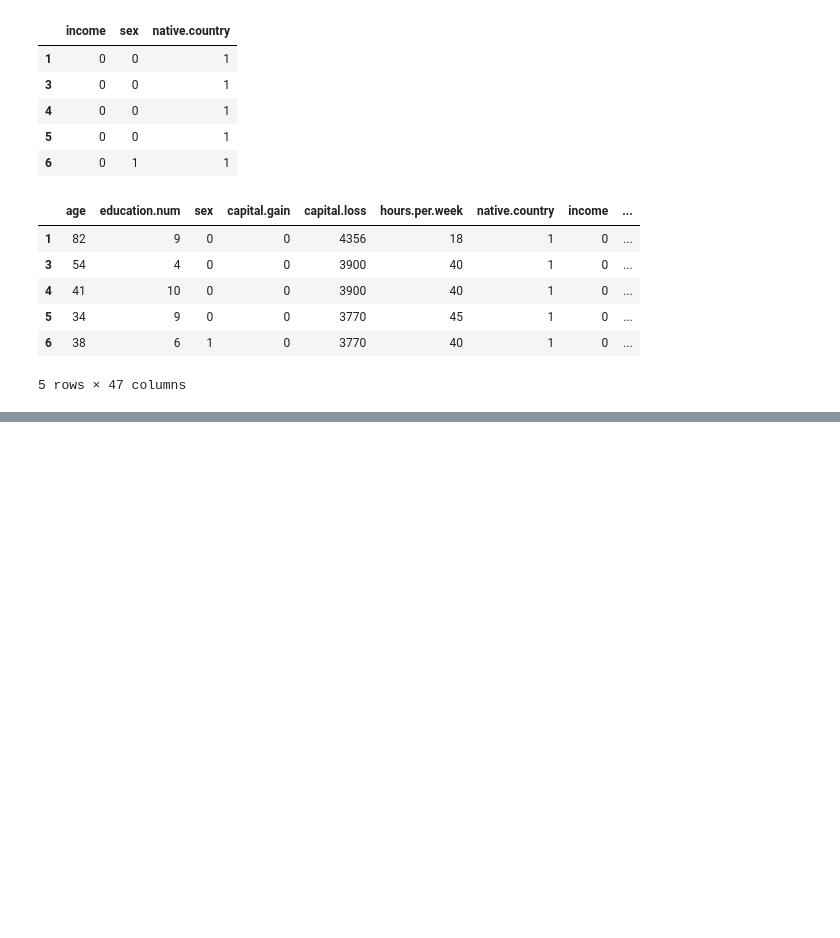
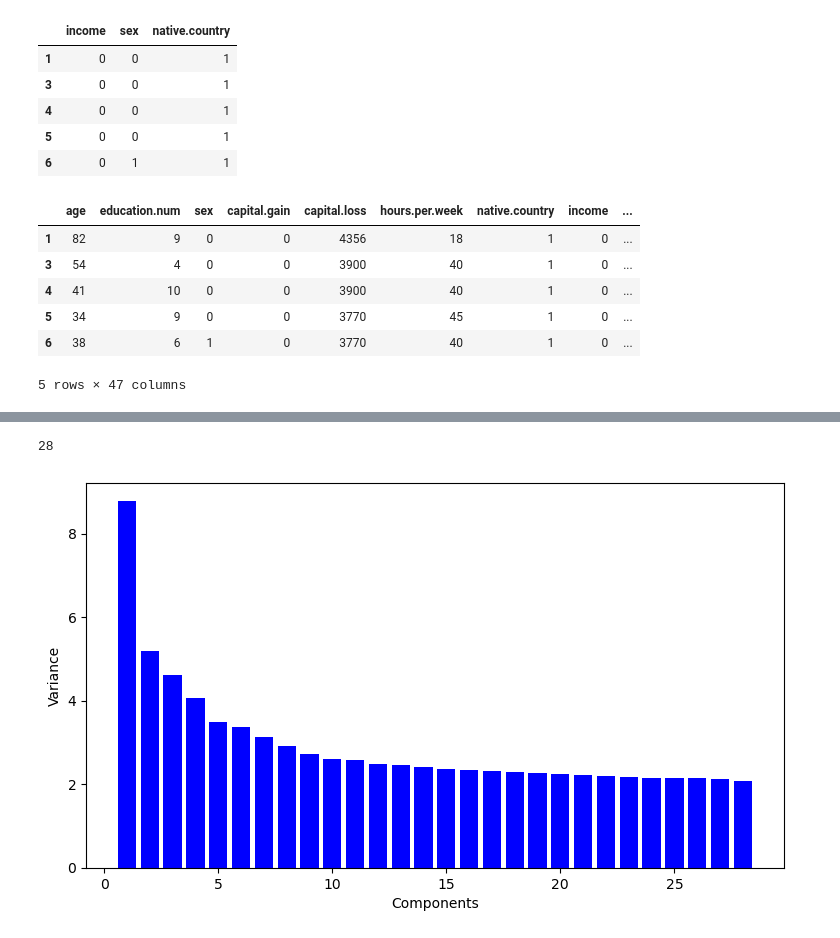
Before and after one commit to henr1quemorais/data-exploration-and-preparation-ca1, a Jupyter notebook: Adult Census Income.ipynb, the cells around one changed output, grey strips where cells are left out. Saved outputs shown, nothing was run; the diff lists cells and outputs as text; code cells hidden in the pictures; blank space fills up the shorter version.

```diff
--- a/Adult Census Income.ipynb
+++ b/Adult Census Income.ipynb
@@ -444,0 +449,3 @@ census_encoded.head() #columns are now numbers
+# %%
+features = census_encoded.drop(columns=["income"])#all columns but income
+features.shape[1] #counts the number of columns
@@ -444,0 +454,5 @@ census_encoded.head() #columns are now numbers
+# %%
+pca = PCA() #scaling and running
+pca_scores = pca.fit_transform(StandardScaler().fit_transform(features))
+var_explained = pca.explained_variance_ratio_ * 100 #checking how much info the first 10 components have
+round(pd.Series(var_explained[:10], index=range(1, 11)), 1)
@@ -444,0 +471,12 @@ census_encoded.head() #columns are now numbers
+# %%
+(var_explained.cumsum() < 80).sum() + 1 #getting number of necessary components
+# %% [output]
+28
+# %%
+plt.figure(figsize=(9, 5))
+plt.bar(range(1, 29), var_explained[:28], color="blue")
+plt.xlabel("Components")
+plt.ylabel("Variance")
+plt.show()
+# %% [output]
+[figure, added]
```
Also changed, not shown: parts of 7 cells of this notebook.
